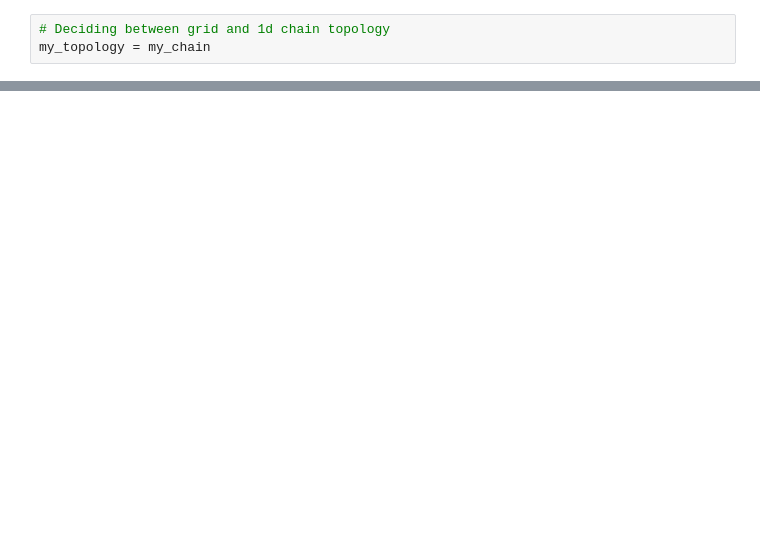
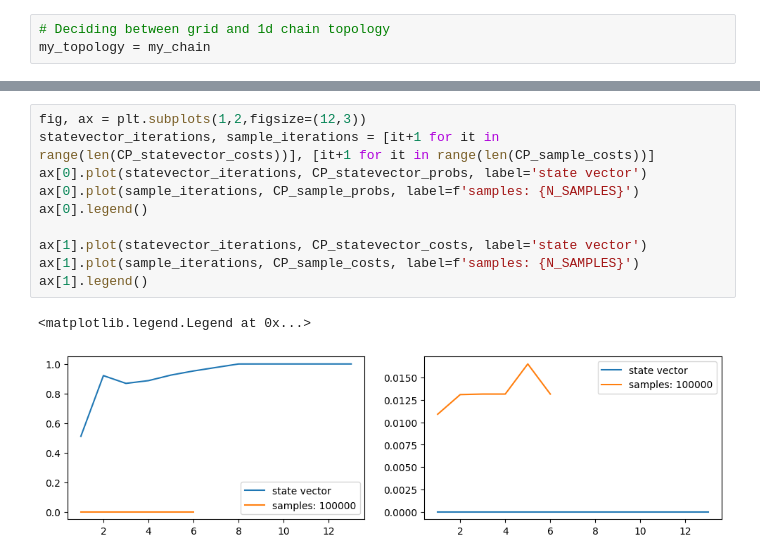
Before and after one commit to seba2390/Azurestuff, a Jupyter notebook: scripts/shot_sampling.ipynb, the cells around one changed output, grey strips where cells are left out. Cells and saved outputs as stored; diff of their text form; blank space fills up the shorter version.

```diff
--- a/scripts/shot_sampling.ipynb
+++ b/scripts/shot_sampling.ipynb
@@ -91,0 +219,13 @@ print("Min. cost QUBO state is: |"+qubo_min_state_str+">")
+# %%
+fig, ax = plt.subplots(1,2,figsize=(12,3))
+statevector_iterations, sample_iterations = [it+1 for it in range(len(CP_statevector_costs))], [it+1 for it in range(len(CP_sample_costs))]
+ax[0].plot(statevector_iterations, CP_statevector_probs, label='state vector')
+ax[0].plot(sample_iterations, CP_sample_probs, label=f'samples: {N_SAMPLES}')
+ax[0].legend()
+
+ax[1].plot(statevector_iterations, CP_statevector_costs, label='state vector')
+ax[1].plot(sample_iterations, CP_sample_costs, label=f'samples: {N_SAMPLES}')
+ax[1].legend()
+# %% [output]
+<matplotlib.legend.Legend at 0x...>
+[figure, added]
```
Also changed, not shown: parts of 13 cells of this notebook, 2 other files.
